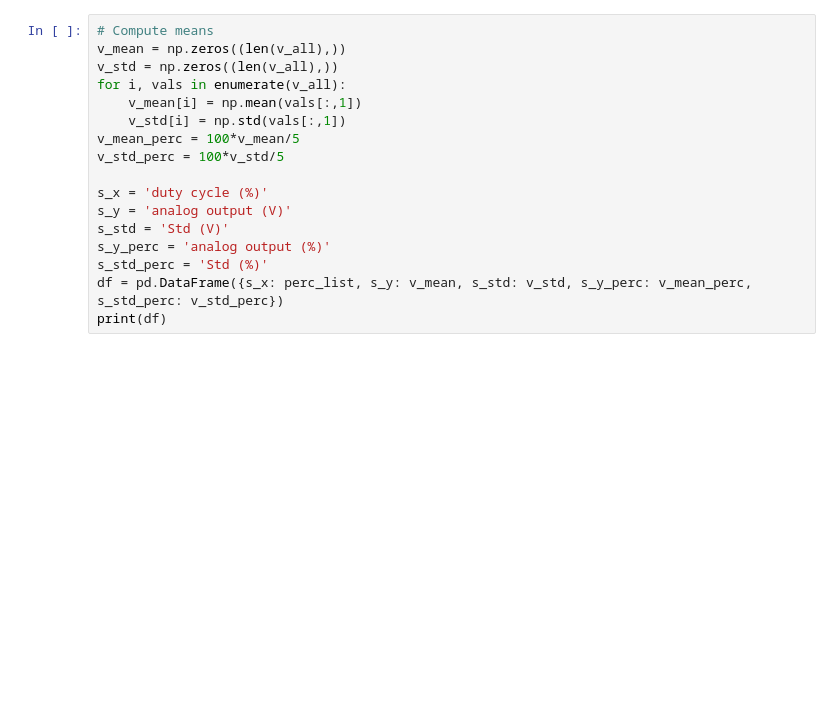
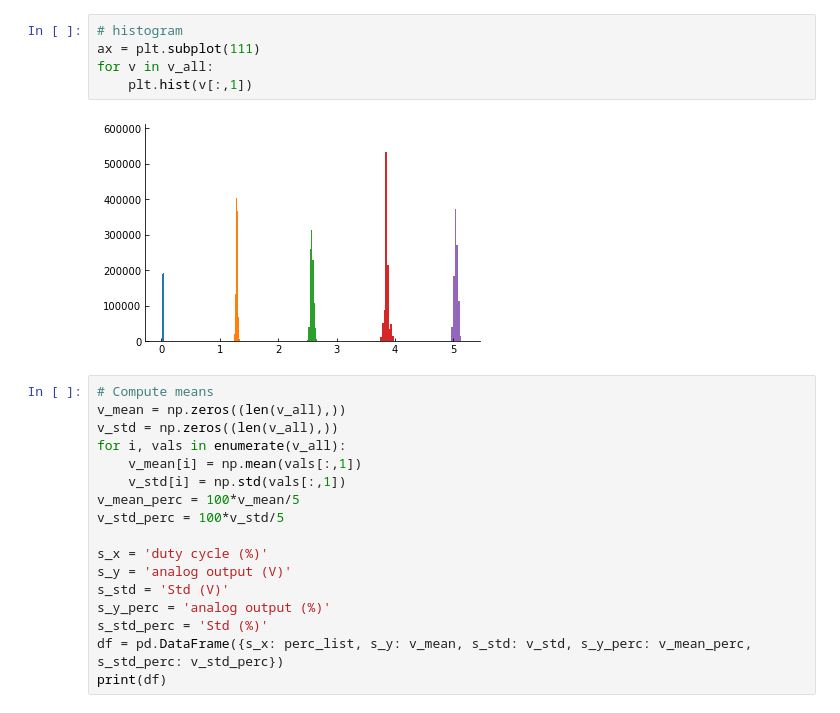
Before and after one commit to mufpga/analysis, a Jupyter notebook: pwm.ipynb, the cells around one changed output. Drawn from its saved outputs; the diff is of its cells as text; blank space fills up the shorter version.

```diff
--- a/pwm.ipynb
+++ b/pwm.ipynb
@@ -60,3 +75,10 @@ for v in v_all:
+# %%
+# histogram
+ax = plt.subplot(111)
+for v in v_all:
+    plt.hist(v[:,1])
+# %% [output]
+[figure, added]
 # %%
 # Compute means
 v_mean = np.zeros((len(v_all),))
```
Also changed, not shown: parts of 5 cells of this notebook, 1 other file.
